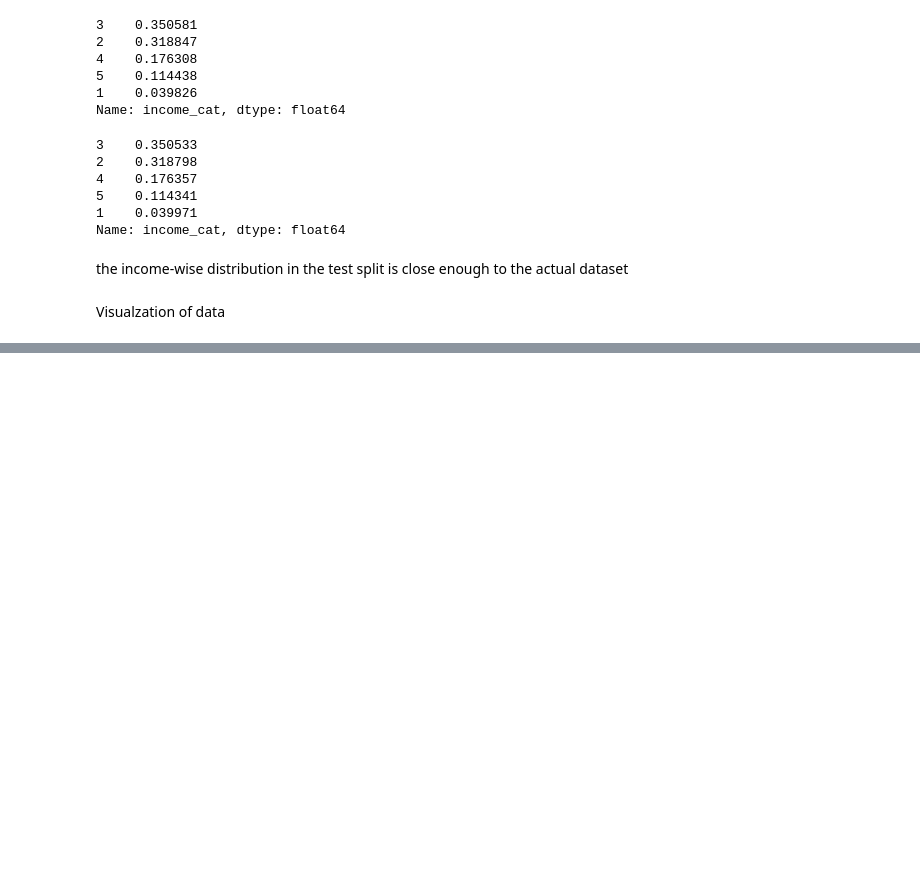
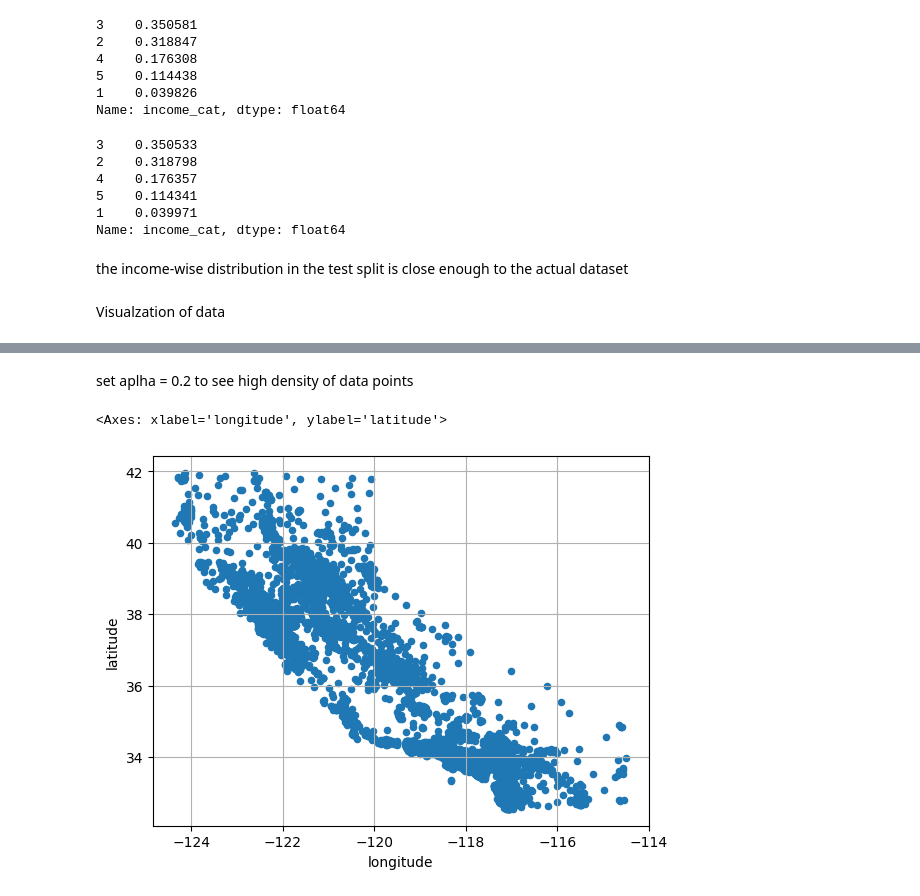
Before and after one commit to raghavkaushik2004/Housing-Price-Predictor, a Jupyter notebook: Housing.ipynb, the cells around one changed output, grey strips where cells are left out. Drawn from its saved outputs; the diff is of its cells as text; code cells hidden in the pictures; blank space fills up the shorter version.

```diff
--- a/Housing.ipynb
+++ b/Housing.ipynb
@@ -165,0 +171,7 @@ Visualzation of data
+# %% [markdown]
+set aplha = 0.2 to see high density of data points
+# %%
+housing.plot(kind = 'scatter', x = 'longitude', y = 'latitude', grid = True)
+# %% [output]
+<Axes: xlabel='longitude', ylabel='latitude'>
+[figure, added]
```
Also changed, not shown: parts of 2 cells of this notebook.
